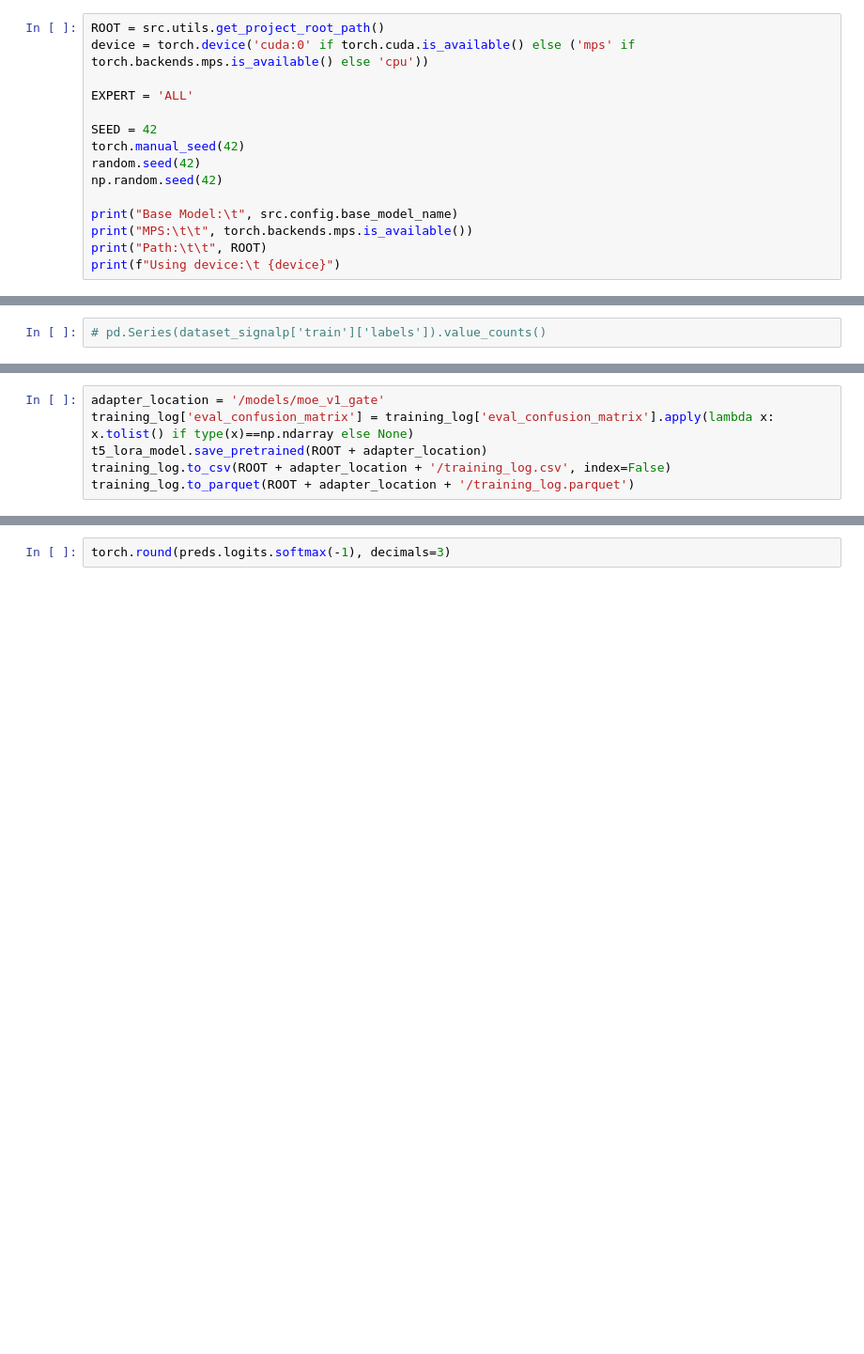
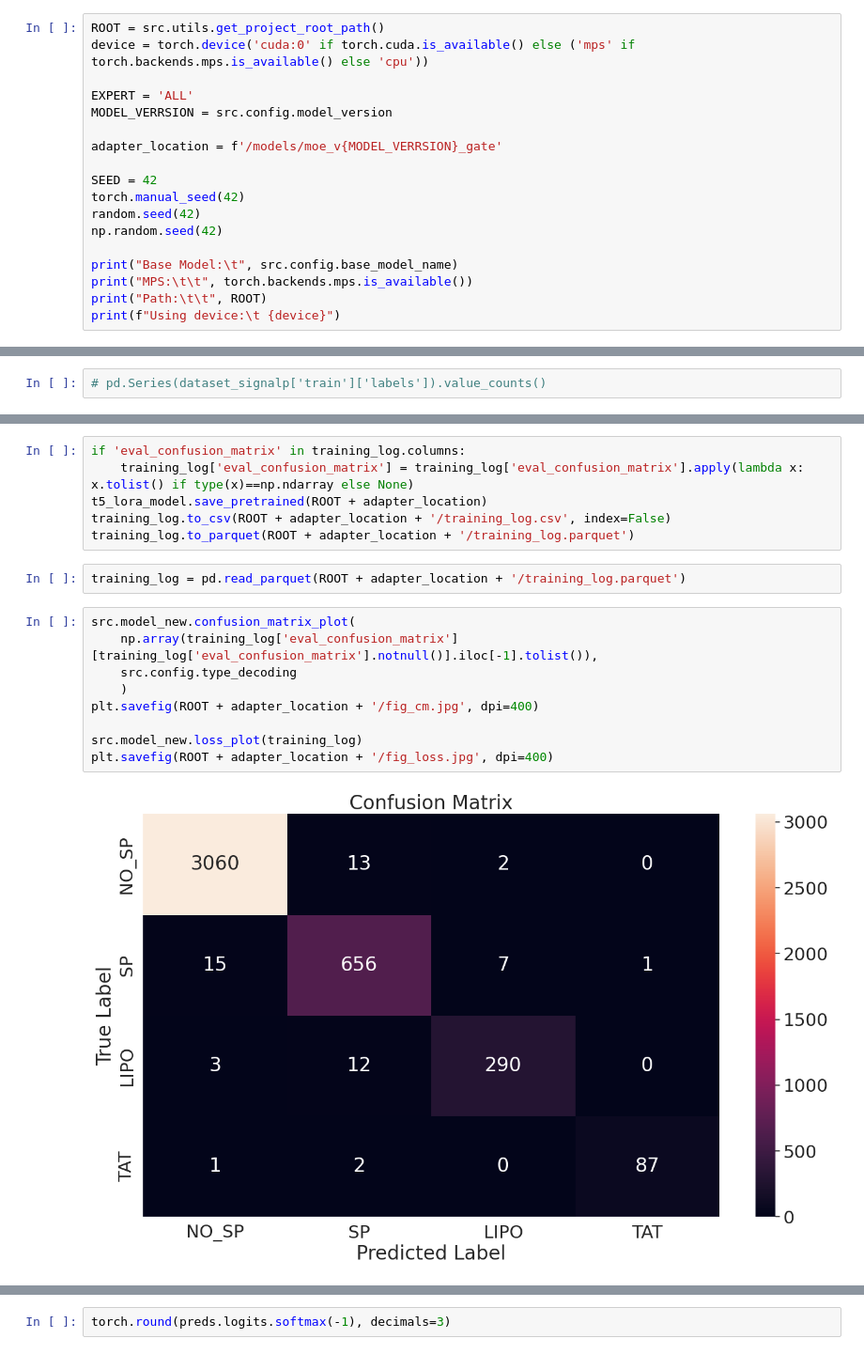
Before and after one commit to finnlueth/prottrans-t5-signalpeptide-prediction, a Jupyter notebook: notebooks/00_moe_gate_train.ipynb, the cells around one changed output, grey strips where cells are left out. Shown: that part at 94% size. Drawn from its saved outputs; the diff is of its cells as text; blank space fills up the shorter version.

Commit message:
trained crf models

```diff
--- a/notebooks/00_moe_gate_train.ipynb
+++ b/notebooks/00_moe_gate_train.ipynb
@@ -43,6 +42,9 @@ ROOT = src.utils.get_project_root_path()
 device = torch.device('cuda:0' if torch.cuda.is_available() else ('mps' if torch.backends.mps.is_available() else 'cpu'))
 
 EXPERT = 'ALL'
+MODEL_VERRSION = src.config.model_version
+
+adapter_location = f'/models/moe_v{MODEL_VERRSION}_gate'
 
 SEED = 42
 torch.manual_seed(42)
@@ -196,6 +239,19 @@ display(training_log)
 # %%
-adapter_location = '/models/moe_v1_gate'
-training_log['eval_confusion_matrix'] = training_log['eval_confusion_matrix'].apply(lambda x: x.tolist() if type(x)==np.ndarray else None)
+if 'eval_confusion_matrix' in training_log.columns:
+    training_log['eval_confusion_matrix'] = training_log['eval_confusion_matrix'].apply(lambda x: x.tolist() if type(x)==np.ndarray else None)
 t5_lora_model.save_pretrained(ROOT + adapter_location)
 training_log.to_csv(ROOT + adapter_location + '/training_log.csv', index=False)
 training_log.to_parquet(ROOT + adapter_location + '/training_log.parquet')
+# %%
+training_log = pd.read_parquet(ROOT + adapter_location + '/training_log.parquet')
+# %%
+src.model_new.confusion_matrix_plot(
+    np.array(training_log['eval_confusion_matrix'][training_log['eval_confusion_matrix'].notnull()].iloc[-1].tolist()),
+    src.config.type_decoding
+    )
+plt.savefig(ROOT + adapter_location + '/fig_cm.jpg', dpi=400)
+
+src.model_new.loss_plot(training_log)
+plt.savefig(ROOT + adapter_location + '/fig_loss.jpg', dpi=400)
+# %% [output]
+[figure, added]
```
Also changed, not shown: parts of 15 cells of this notebook, 56 other files.
